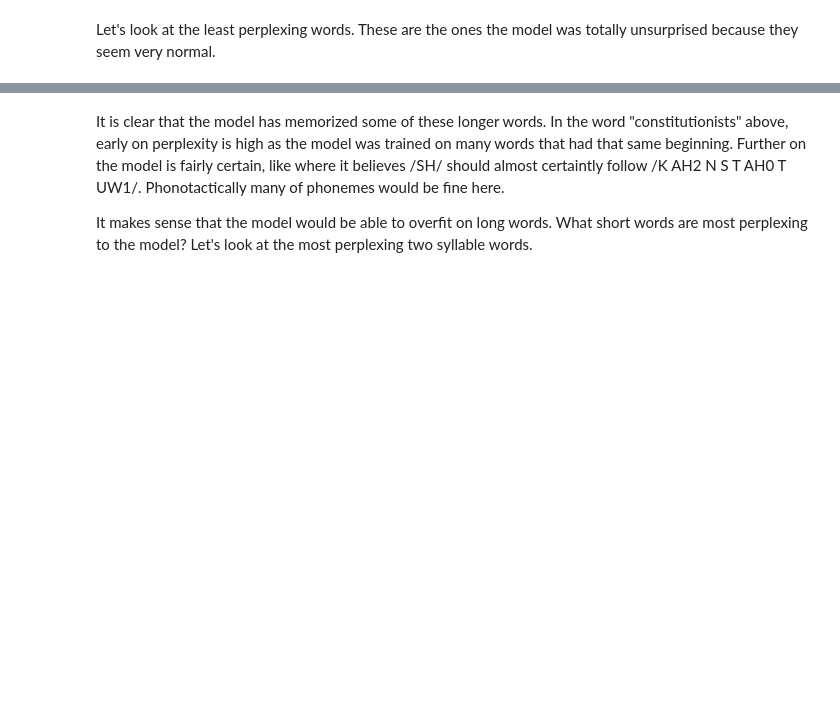
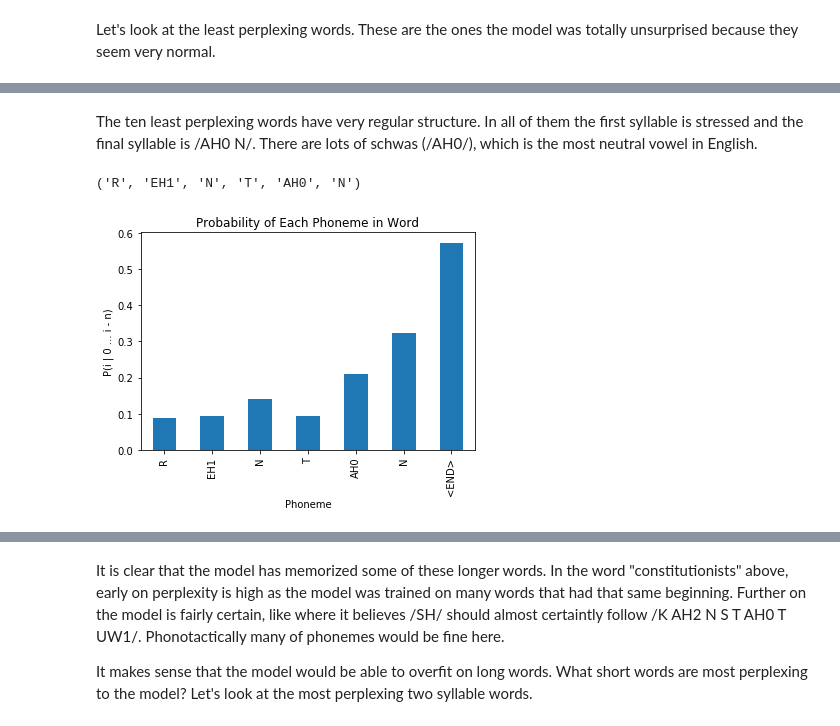
Before and after one commit to colinpollock/sonorant, a Jupyter notebook: Phoneme Exploration.ipynb, the cells around one changed output, grey strips where cells are left out. Saved outputs shown, nothing was run; the diff lists cells and outputs as text; code cells hidden in the pictures; blank space fills up the shorter version.

```diff
--- a/Phoneme Exploration.ipynb
+++ b/Phoneme Exploration.ipynb
@@ -87,3 +106,13 @@ P R IY0 P AA1 N D R AH0 N S
+# %% [markdown]
+The ten least perplexing words have very regular structure. In all of them the first syllable is stressed and the final syllable is /AH0 N/. There are lots of schwas (/AH0/), which is the most neutral vowel in English.
+# %%
+least_perplexing.iloc[0].pronunciation
+# %% [output]
+('R', 'EH1', 'N', 'T', 'AH0', 'N')
+# %%
+plot_pronunciation_probability(language_model, ('R', 'EH1', 'N', 'T', 'AH0', 'N'))
+# %% [output]
+[figure, added]
 # %%
 plot_pronunciation_probability(language_model, least_perplexing.pronunciation.iloc[0])
 # %% [output]
```
Also changed, not shown: parts of 18 cells of this notebook, 1 other file.
